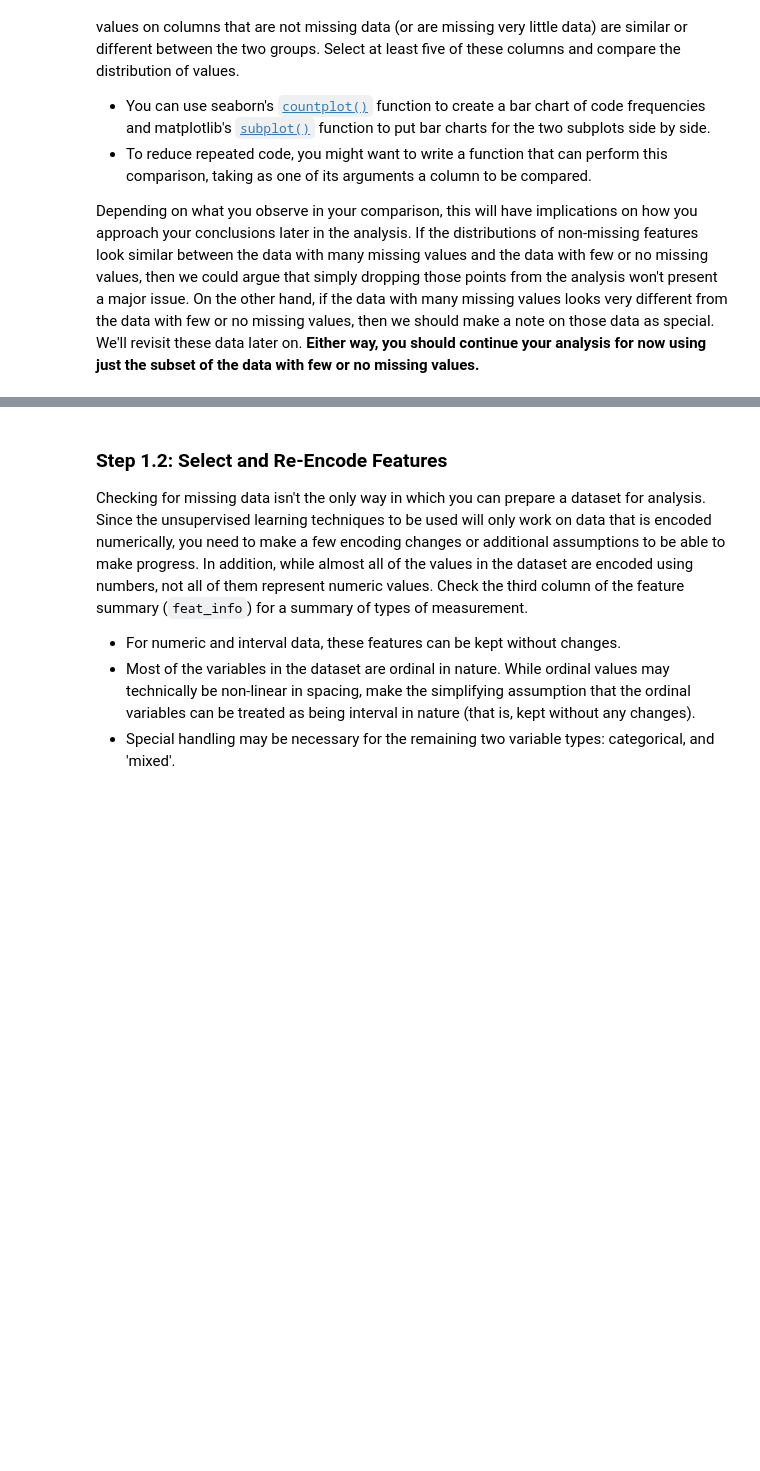
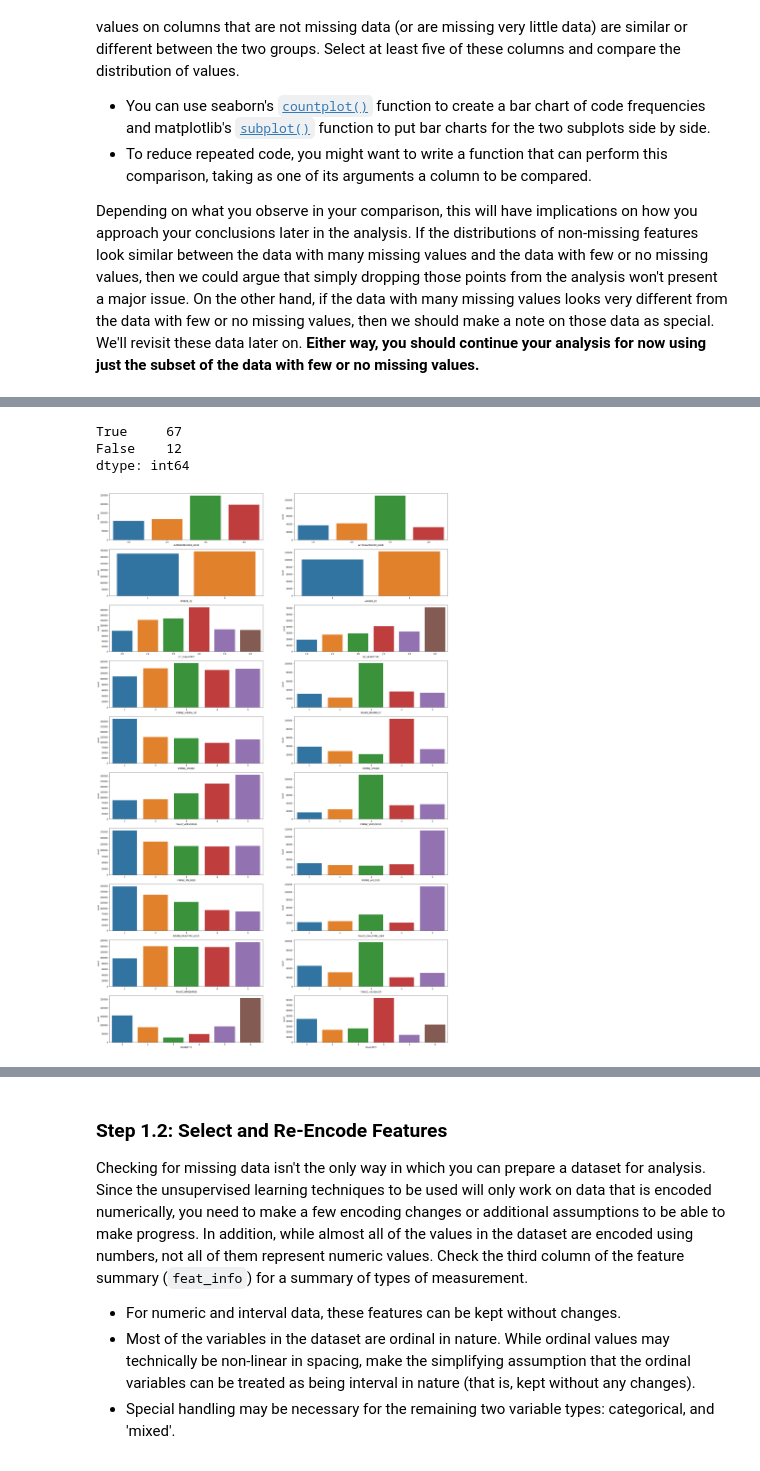
Before and after one commit to Mazen-Embaby/customer_segments, a Jupyter notebook: Identify_Customer_Segments.ipynb, the cells around one changed output, grey strips where cells are left out. Drawn from its saved outputs; the diff is of its cells as text; code cells hidden in the pictures; blank space fills up the shorter version.

```diff
--- a/Identify_Customer_Segments.ipynb
+++ b/Identify_Customer_Segments.ipynb
@@ -103,2 +478,27 @@ Depending on what you observe in your comparison, this will have implications on
+# %%
+col_name_no_miss_and_miss = (azdias_ls.isna().sum()==0)
+# %%
+# how many columns that have zero mising values
+col_name_no_miss_and_miss.value_counts()
+# %% [output]
+True     67
+False    12
+dtype: int64
+# %%
+# get all columns name that equal 0 missing values for azdias_ls dataset (No missing values for these columns)
+col_name_with_no_miss = col_name_no_miss_and_miss.loc[col_name_no_miss_and_miss==True].index
+# %%
+col_name_with_no_miss = list (col_name_with_no_miss)
+# %%
+# Compare the distribution of values for at least five columns where there are
+# no or few missing values, between the two subsets.
+
+nrows = len (col_name_with_no_miss[:10]) # get first 10 columns if exist
+fig, axs = plt.subplots(nrows=nrows, ncols=2, figsize=(30, 50))
+for i in range(nrows):
+    sns.countplot( data=azdias_ls, x=col_name_with_no_miss[i], ax = axs[i][0] ) # azdias_ls missing values per row <= threshold
+    sns.countplot( data=azdias_gt, x=col_name_with_no_miss[i], ax = axs[i][1] ) # azdias_gt missing values per row >  threshold
+# %% [output]
+[figure, added]
 # %% [markdown]
 #### Discussion 1.1.3: Assess Missing Data in Each Row
```
Also changed, not shown: parts of 125 cells of this notebook, 1 other file.
